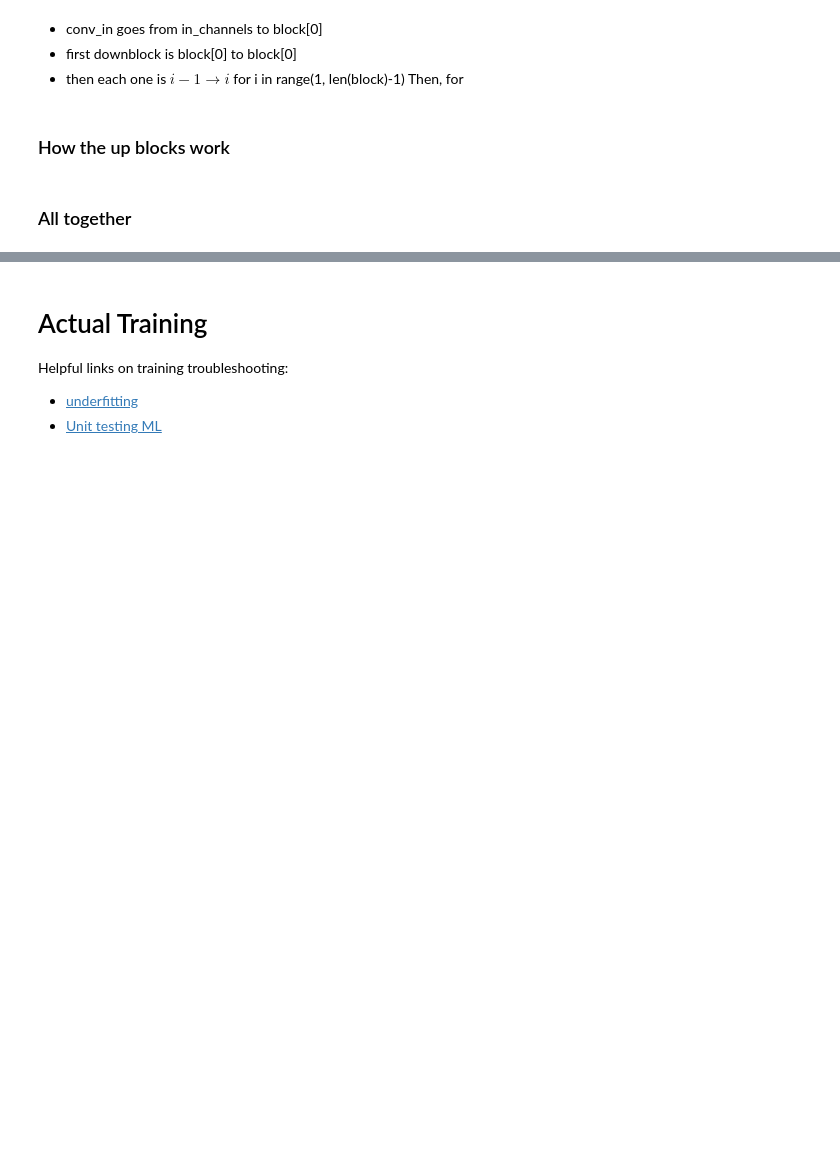
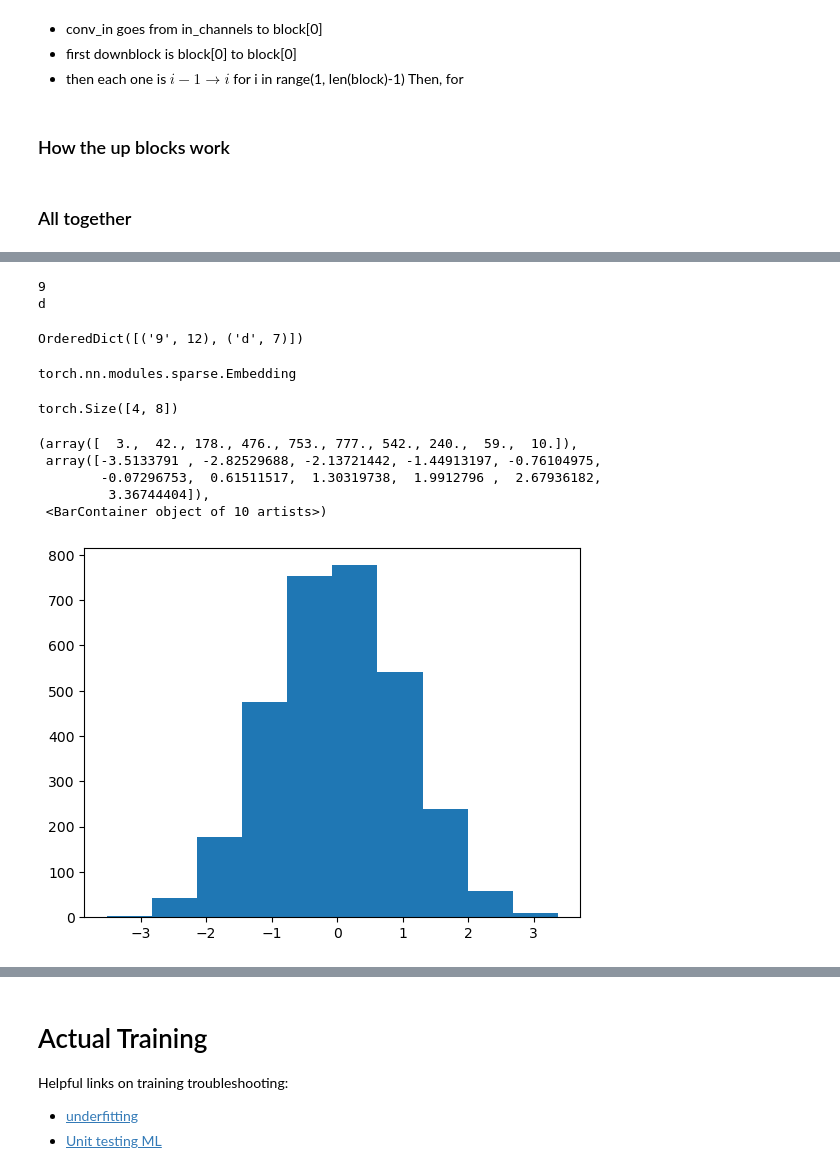
Before and after one commit to SammyAgrawal/diffusion-climsim, a Jupyter notebook: Notebooks/DiffusionModelsBreakdown.ipynb, the cells around one changed output, grey strips where cells are left out. Saved outputs shown, nothing was run; the diff lists cells and outputs as text; code cells hidden in the pictures; blank space fills up the shorter version.

```diff
--- a/Notebooks/DiffusionModelsBreakdown.ipynb
+++ b/Notebooks/DiffusionModelsBreakdown.ipynb
@@ -1673,0 +2042,39 @@ output.shape
+# %%
+loc_embedding_dim = 8
+emb_loc = torch.nn.Parameter(torch.randn(385, loc_embedding_dim), requires_grad=True)
+
+B = 4
+x_loc = torch.tensor([2, 8, 9, 22])
+# %%
+embloc = torch.nn.Embedding(num_embeddings=385, embedding_dim=loc_embedding_dim)
+# %%
+from collections import OrderedDict
+
+od = OrderedDict()
+od['9']= 12
+od['d'] = 7
+
+for k in od:
+    print(k)
+od
+# %% [output]
+9
+d
+OrderedDict([('9', 12), ('d', 7)])
+# %%
+type(embloc)
+# %% [output]
+torch.nn.modules.sparse.Embedding
+# %%
+embloc(x_loc).shape
+# %% [output]
+torch.Size([4, 8])
+# %%
+plt.hist(embloc.weight.detach().cpu().numpy().flatten())
+# %% [output]
+(array([  3.,  42., 178., 476., 753., 777., 542., 240.,  59.,  10.]),
+ array([-3.5133791 , -2.82529688, -2.13721442, -1.44913197, -0.76104975,
+        -0.07296753,  0.61511517,  1.30319738,  1.9912796 ,  2.67936182,
+         3.36744404]),
+ <BarContainer object of 10 artists>)
+[figure, added]
```
Also changed, not shown: parts of 58 cells of this notebook, 2 other files.
